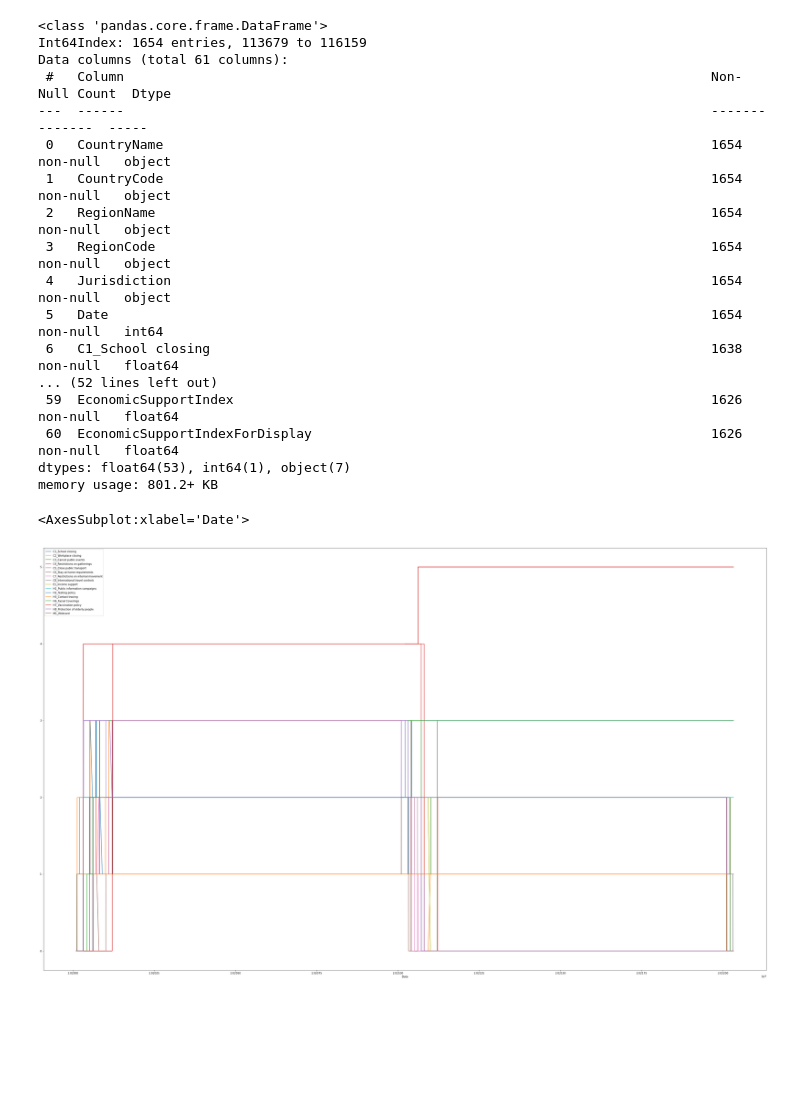
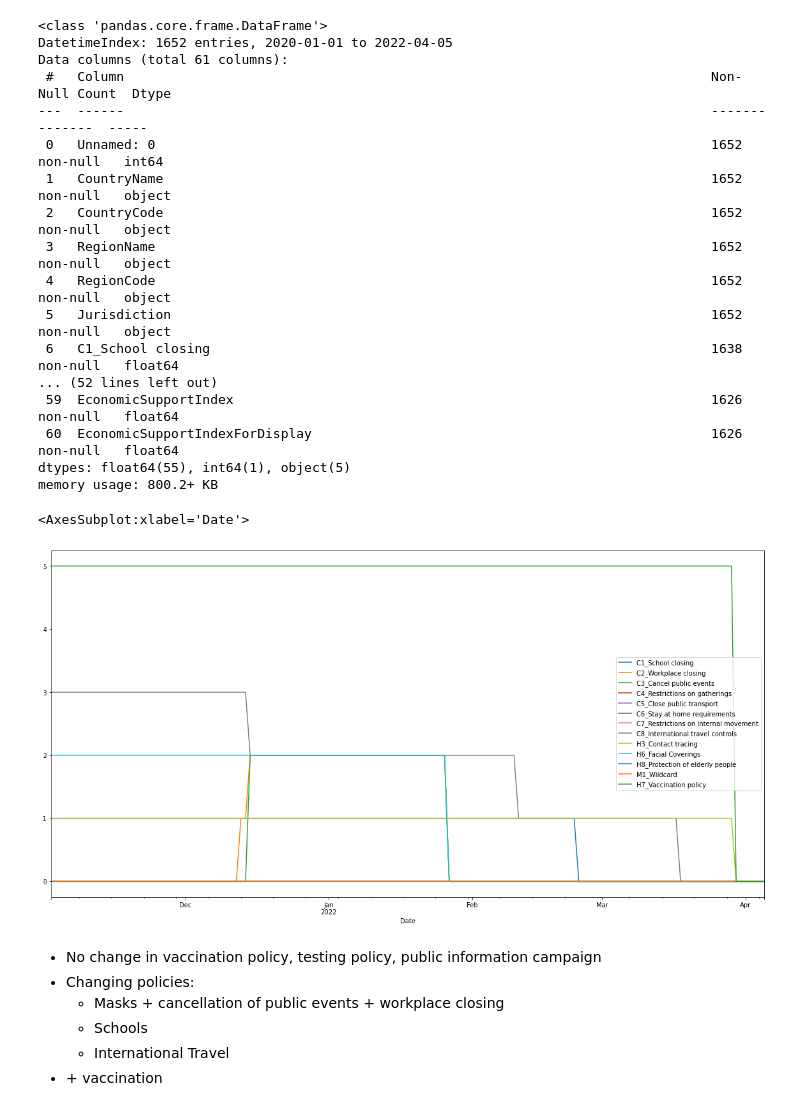
Before and after one commit to samuelhoenle/cusp-dd-2022-group2, a Jupyter notebook: policies-local.ipynb, the cells around one changed output. Drawn from its saved outputs; the diff is of its cells as text; code cells hidden in the pictures; blank space fills up the shorter version.

Commit message:
Better regressions plus data

```diff
--- a/policies-local.ipynb
+++ b/policies-local.ipynb
@@ -8,3 +6,5 @@ df= pd.read_csv("https://raw.githubusercontent.com/OxCGRT/covid-policy-tracker/m
+# %%
+df= pd.read_csv("data/policies/eng-scot.csv", parse_dates=True, index_col='Date')
 # %%
 print(df)
 # %% [output]
@@ -28,5 +28,5 @@ print(df)
 # %%
-df = df[(df.RegionName == "England") | (df.RegionName == "Scotland")]
+#df = df[(df.RegionName == "England") | (df.RegionName == "Scotland")]
 # %%
 print(df)
 # %% [output]
@@ -86,19 +87,19 @@ df.sample(10, random_state=19)
 df.info()
 # %% [output]
 <class 'pandas.core.frame.DataFrame'>
-Int64Index: 1654 entries, 113679 to 116159
+DatetimeIndex: 1652 entries, 2020-01-01 to 2022-04-05
 Data columns (total 61 columns):
  #   Column                                                                           Non-Null Count  Dtype
 ---  ------                                                                           --------------  -----
- 0   CountryName                                                                      1654 non-null   object
- 1   CountryCode                                                                      1654 non-null   object
- 2   RegionName                                                                       1654 non-null   object
- 3   RegionCode                                                                       1654 non-null   object
- 4   Jurisdiction                                                                     1654 non-null   object
- 5   Date                                                                             1654 non-null   int64
+ 0   Unnamed: 0                                                                       1652 non-null   int64
+ 1   CountryName                                                                      1652 non-null   object
+ 2   CountryCode                                                                      1652 non-null   object
+ 3   RegionName                                                                       1652 non-null   object
+ 4   RegionCode                                                                       1652 non-null   object
+ 5   Jurisdiction                                                                     1652 non-null   object
  6   C1_School closing                                                                1638 non-null   float64
 ... (52 lines left out)
  59  EconomicSupportIndex                                                             1626 non-null   float64
  60  EconomicSupportIndexForDisplay                                                   1626 non-null   float64
-dtypes: float64(53), int64(1), object(7)
-memory usage: 801.2+ KB
+dtypes: float64(55), int64(1), object(5)
+memory usage: 800.2+ KB
@@ -108,7 +106,31 @@ import numpy as np
+# %%
+df = df.fillna(0)
 # %%
-df.plot.line(x='Date', y=['C1_School closing','C2_Workplace closing','C3_Cancel public events','C4_Restrictions on gatherings','C5_Close public transport','C6_Stay at home requirements','C7_Restrictions on internal movement','C8_International travel controls','E1_Income support','H1_Public information campaigns','H2_Testing policy','H3_Contact tracing','H6_Facial Coverings','H7_Vaccination policy','H8_Protection of elderly people', 'M1_Wildcard'],figsize=(50, 30))
+#df.plot.line(x='Date', y=['C1_School closing','C2_Workplace closing','C3_Cancel public events','C4_Restrictions on gatherings','C5_Close public transport','C6_Stay at home requirements','C7_Restrictions on internal movement','C8_International travel controls','E1_Income support','H1_Public information campaigns','H2_Testing policy','H3_Contact tracing','H6_Facial Coverings','H7_Vaccination policy','H8_Protection of elderly people', 'M1_Wildcard'],figsize=(50, 30))
+df[(df.index > pd.to_datetime('2021-11-01')) & (df['RegionName'] == 'England')].plot.line(y=[
+    'C1_School closing',
+    'C2_Workplace closing',
+    'C3_Cancel public events',
+    'C4_Restrictions on gatherings',
+    'C5_Close public transport',
+    'C6_Stay at home requirements',
+    'C7_Restrictions on internal movement',
+    'C8_International travel controls',
+    'H3_Contact tracing',
+    'H6_Facial Coverings',
+    'H8_Protection of elderly people',
+    'M1_Wildcard',
+    'H7_Vaccination policy'
+],figsize=(20, 10))
 # %% [output]
 <AxesSubplot:xlabel='Date'>
-[figure, old version]
+[figure, new version]
+# %% [markdown]
+* No change in vaccination policy, testing policy, public information campaign
+* Changing policies:
+    * Masks + cancellation of public events + workplace closing
+    * Schools
+    * International Travel
+* \+ vaccination
 # %%
 df.plot.line(x='Date', y=['E3_Fiscal measures'],figsize=(50, 30))
```
Also changed, not shown: parts of 8 cells of this notebook, 3 other files.
